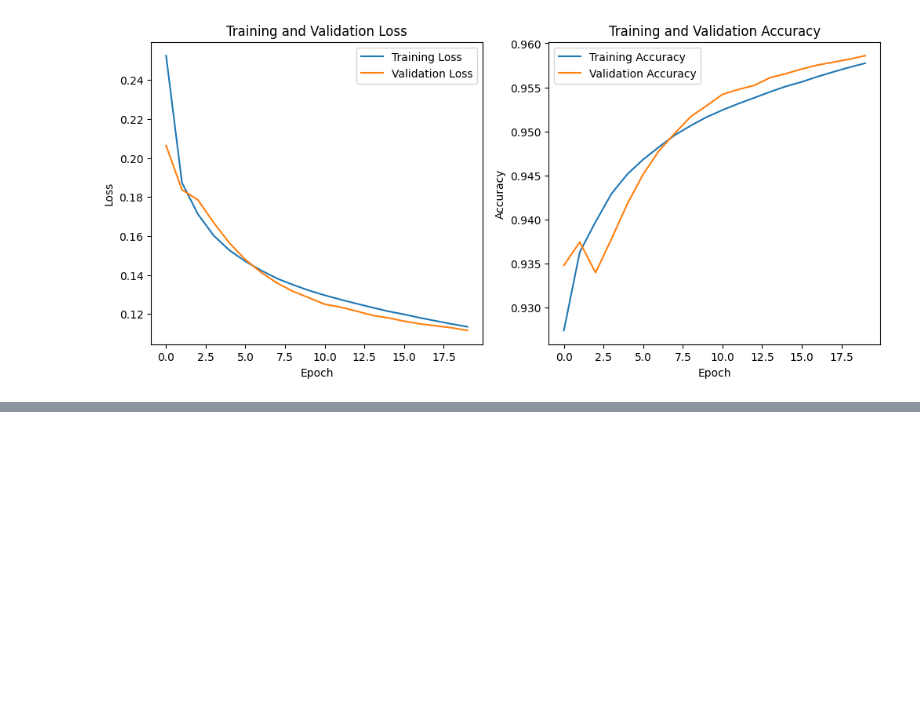
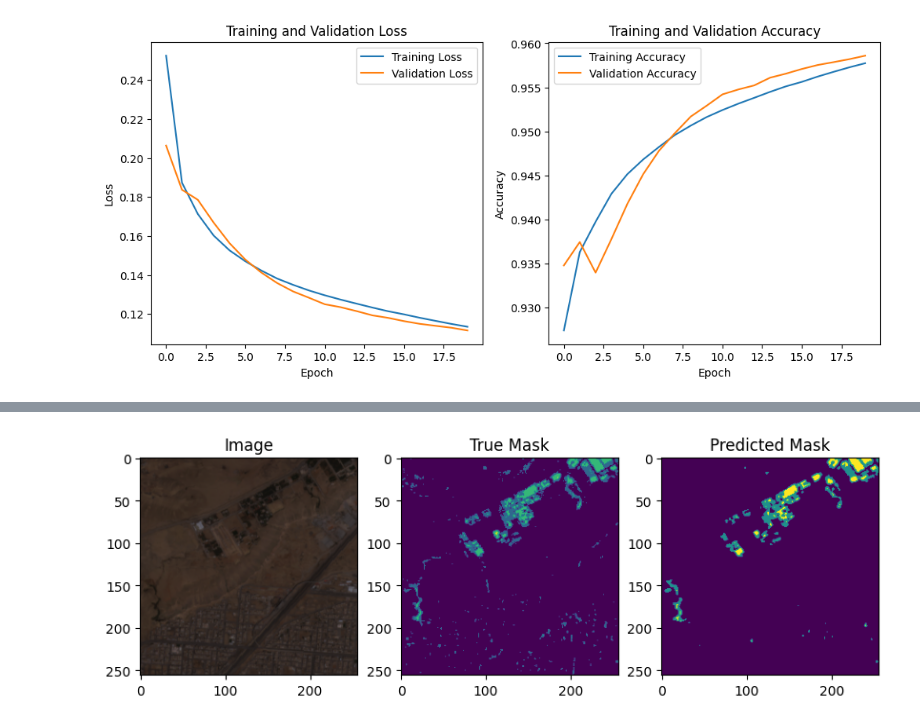
Before and after one commit to OWDM/Vegetation-Cover-In-Riyadh, a Jupyter notebook: Codes/Models/model1.2.ipynb, the cells around one changed output, grey strips where cells are left out. Drawn from its saved outputs; the diff is of its cells as text; code cells hidden in the pictures; blank space fills up the shorter version.

```diff
--- a/Codes/Models/model1.2.ipynb
+++ b/Codes/Models/model1.2.ipynb
@@ -224,4 +224,4 @@ plt.show()
 from tensorflow.keras.models import load_model
 
 # Load the trained model from file
-model = load_model('unet_segmentation_2.keras')
+model = load_model('U-Net.keras')
@@ -278 +280,21 @@ plt.show()
 [figure]
+# %%
+import matplotlib.pyplot as plt
+
+# Assuming 'val_generator' yields images and masks
+for imgs, true_masks in val_generator:
+    pred_masks = model.predict(imgs)
+    plt.figure(figsize=(10, 4))
+    for i in range(len(imgs)):
+        plt.subplot(1, 3, 1)
+        plt.title('Image')
+        plt.imshow(imgs[i])
+        plt.subplot(1, 3, 2)
+        plt.title('True Mask')
+        plt.imshow(np.argmax(true_masks[i], axis=-1))
+        plt.subplot(1, 3, 3)
+        plt.title('Predicted Mask')
+        plt.imshow(np.argmax(pred_masks[i], axis=-1))
+    plt.show()
+    break  # Just show one batch
+# %% [output]
@@ -278,0 +302 @@ plt.show()
+[figure, added]
```
Also changed, not shown: parts of 3 cells of this notebook, 16 other files.
